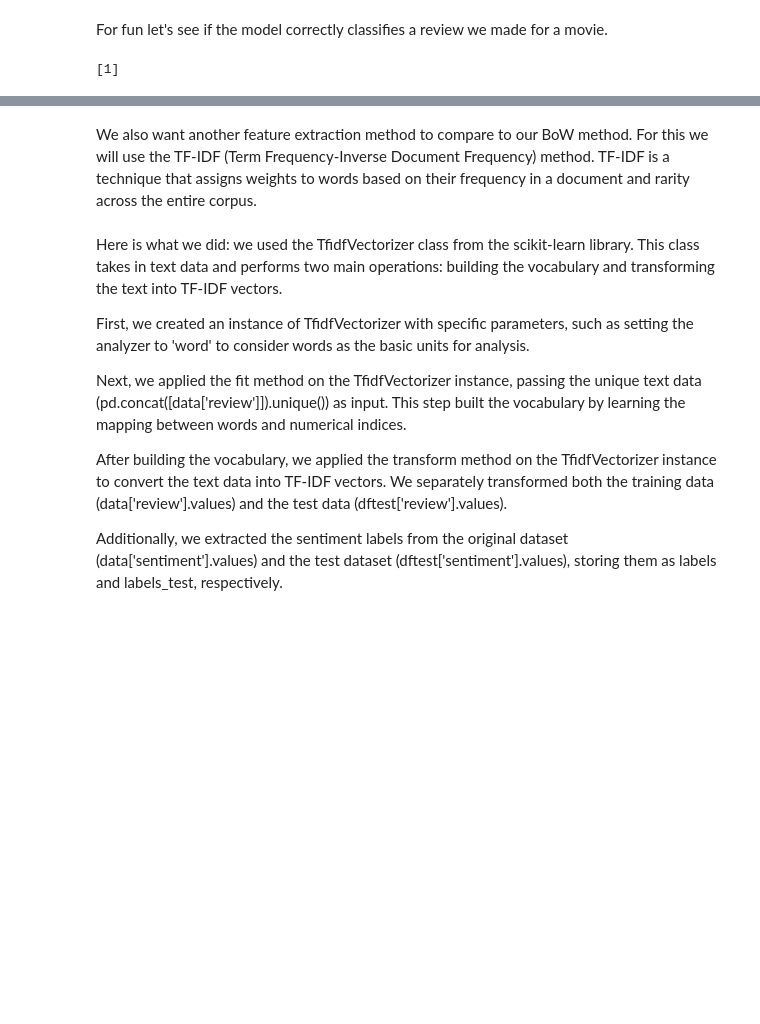
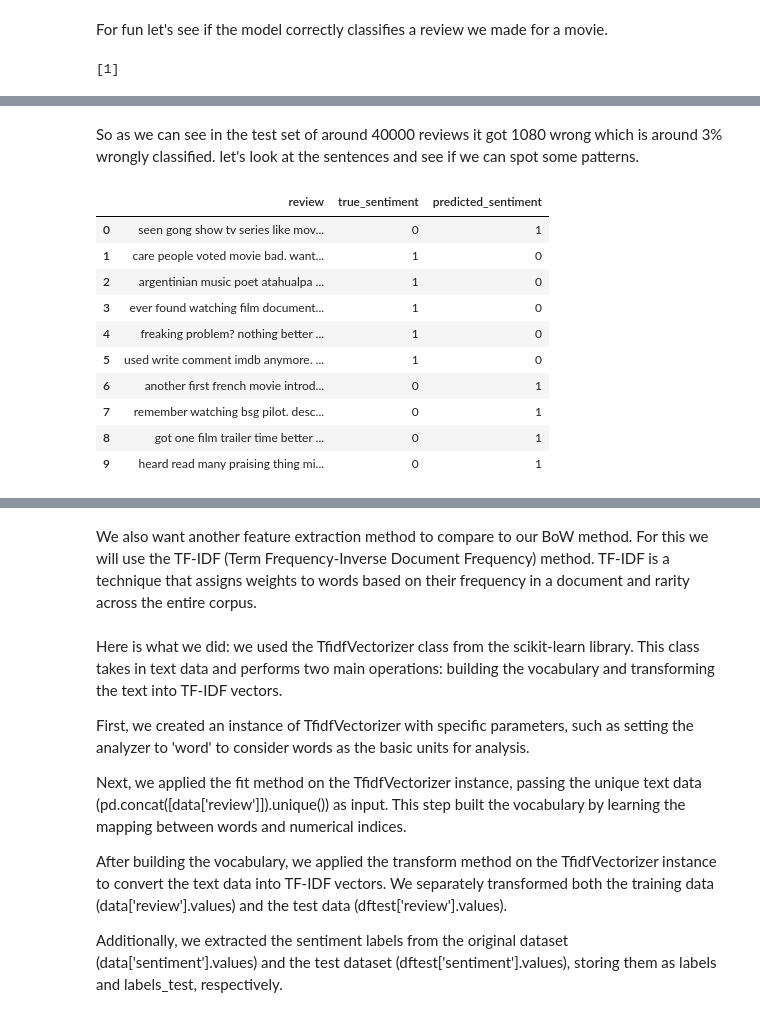
Before and after one commit to SuleymanIII/IMDBMOVIES, a Jupyter notebook: Project.ipynb, the cells around one changed output, grey strips where cells are left out. Saved outputs shown, nothing was run; the diff lists cells and outputs as text; code cells hidden in the pictures; blank space fills up the shorter version.

```diff
--- a/Project.ipynb
+++ b/Project.ipynb
@@ -555,0 +582,16 @@ And as we see the model correctly classified our lord of the rings review.
+# %% [markdown]
+So as we can see in the test set of around 40000 reviews it got 1080 wrong which is around 3% wrongly classified. let's look at the sentences and see if we can spot some patterns.
+# %%
+misclassified_data[:10]
+# %% [output]
+|  | review | true_sentiment | predicted_sentiment |
+| 0 | seen gong show tv series like mov... | 0 | 1 |
+| 1 | care people voted movie bad. want... | 1 | 0 |
+| 2 | argentinian music poet atahualpa ... | 1 | 0 |
+| 3 | ever found watching film document... | 1 | 0 |
+| 4 | freaking problem? nothing better ... | 1 | 0 |
+| 5 | used write comment imdb anymore. ... | 1 | 0 |
+| 6 | another first french movie introd... | 0 | 1 |
+| 7 | remember watching bsg pilot. desc... | 0 | 1 |
+| 8 | got one film trailer time better ... | 0 | 1 |
+| 9 | heard read many praising thing mi... | 0 | 1 |
```
Also changed, not shown: parts of 17 cells of this notebook.
